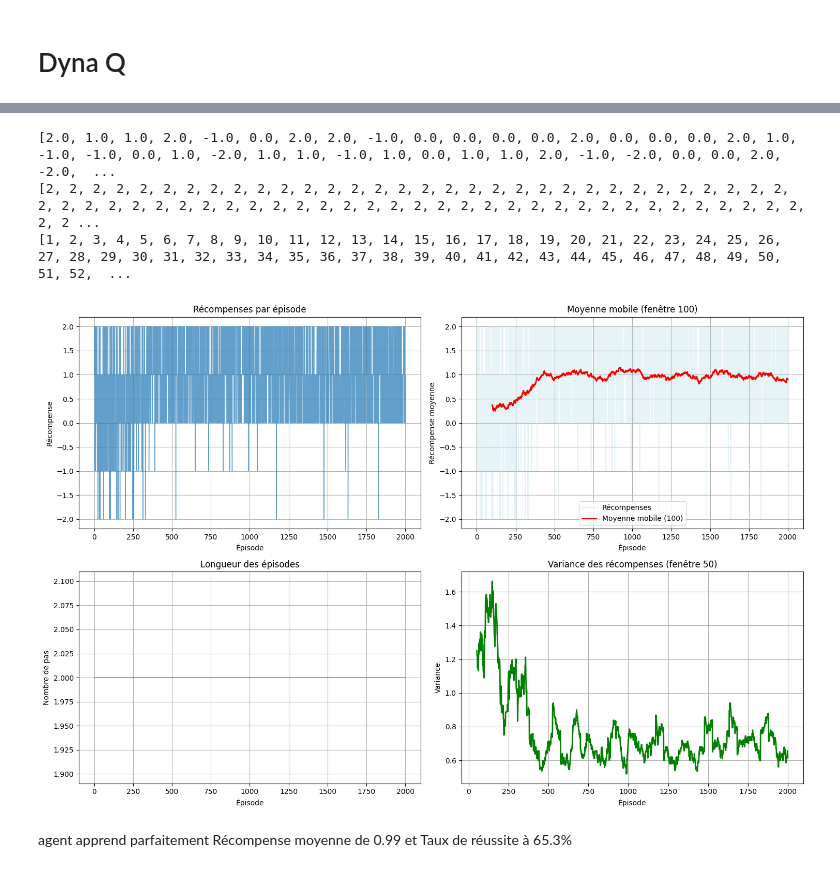
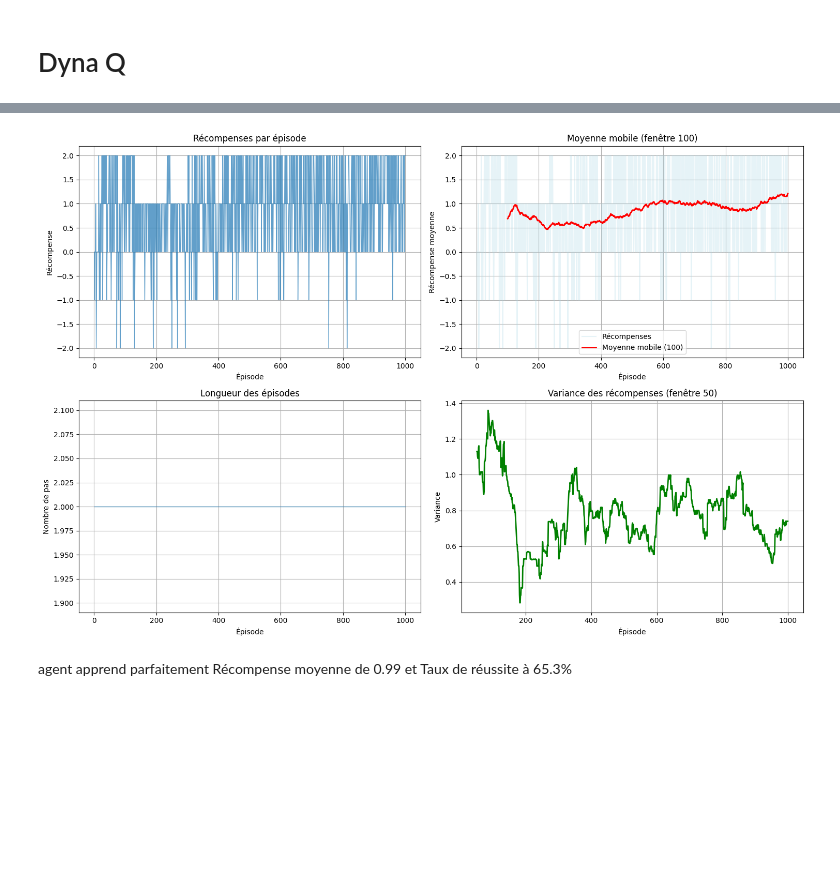
Before and after one commit to MatyLo/Projet_RL, a Jupyter notebook: Apprentissage_rps.ipynb, the cells around one changed output, grey strips where cells are left out. Drawn from its saved outputs; the diff is of its cells as text; code cells hidden in the pictures; blank space fills up the shorter version.

```diff
--- a/Apprentissage_rps.ipynb
+++ b/Apprentissage_rps.ipynb
@@ -852,14 +1231,3 @@ Simples : 500 à 2 000 épisodes (LineWorld, RPS)
 Plus complexes : 5 000+ (Monty Hall niveau 2)
 Courbe de récompense ne converge pas → augmenter les épisodes
 Pour tester rapidement → commencer avec 500, puis augmenter
-# %%
-config_ql = {
-    'learning_rate': 0.2,
-    'gamma': 0.95,
-    'epsilon': 1
-}
-
-algorithm_ql_rps = QLearning.from_config(config_ql, env_rps)
-algorithm_ql_rps.train(env_rps, num_episodes=1000, verbose=False)
-
-agent_ql_rps = Agent(algorithm_ql_rps, env_rps, "Agent_ql_rps")
@@ -930,16 +1395,3 @@ Convergence : la moyenne se stabilise assez vite (300 épisodes) entre 0.8 et 1.
 Longueur d’épisode est stable à 2 → pas d’anomalies dans l’environnement
 
 La phase d'exploration est quand même très grande (environ 919 épisodes). Diminuons la phase d'exploration
-# %%
-config_ql_m = {
-    'learning_rate': 0.2,
-    'gamma': 0.95,
-    'epsilon': 1,
-    'epsilon_decay': 0.99
-}
-
-algorithm_ql_rps_m = QLearning.from_config(config_ql_m, env_rps)
-algorithm_ql_rps_m.train(env_rps, num_episodes=1000, verbose=False)
-
-agent_ql_rps_m = Agent(algorithm_ql_rps_m, env_rps, "Agent_ql_rps")
-print(algorithm_ql_rps_m.visualize_q_table())
@@ -1041,14 +1435,3 @@ with open("outputs/rps/demo_pas_à_pas/demo_q_learning.txt", "w", encoding="utf-
     f.write(buffer.getvalue())
 # %% [markdown]
 # Dyna Q
-# %%
-config_dynaq = {
-    'learning_rate': 0.2,
-    'gamma': 0.95,
-    'epsilon': 1
-}
-
-algorithm_dynaq_rps = DynaQ.from_config(config_dynaq, env_rps)
-algorithm_dynaq_rps.train(env_rps, num_episodes=2000, verbose=False)
-
-agent_dynaq_rps = Agent(algorithm_dynaq_rps, env_rps, "Agent_dynaq_rps")
@@ -1111,10 +1594,7 @@ Temps d'évaluation: 0.04s
 # %%
-algorithm_dynaq_rps.plot_training_curves()
+algorithm_dynaq_4.plot_training_curves()
 # %% [output]
-[2.0, 1.0, 1.0, 2.0, -1.0, 0.0, 2.0, 2.0, -1.0, 0.0, 0.0, 0.0, 0.0, 2.0, 0.0, 0.0, 0.0, 2.0, 1.0, -1.0, -1.0, 0.0, 1.0, -2.0, 1.0, 1.0, -1.0, 1.0, 0.0, 1.0, 1.0, 2.0, -1.0, -2.0, 0.0, 0.0, 2.0, -2.0,  ...
-[2, 2, 2, 2, 2, 2, 2, 2, 2, 2, 2, 2, 2, 2, 2, 2, 2, 2, 2, 2, 2, 2, 2, 2, 2, 2, 2, 2, 2, 2, 2, 2, 2, 2, 2, 2, 2, 2, 2, 2, 2, 2, 2, 2, 2, 2, 2, 2, 2, 2, 2, 2, 2, 2, 2, 2, 2, 2, 2, 2, 2, 2, 2, 2, 2, 2, 2 ...
-[1, 2, 3, 4, 5, 6, 7, 8, 9, 10, 11, 12, 13, 14, 15, 16, 17, 18, 19, 20, 21, 22, 23, 24, 25, 26, 27, 28, 29, 30, 31, 32, 33, 34, 35, 36, 37, 38, 39, 40, 41, 42, 43, 44, 45, 46, 47, 48, 49, 50, 51, 52,  ...
-[figure, old version]
+[figure, new version]
 # %% [markdown]
 agent apprend parfaitement
 Récompense moyenne de 0.99 et Taux de réussite à 65.3%
```
Also changed, not shown: parts of 55 cells of this notebook, 31 other files.
